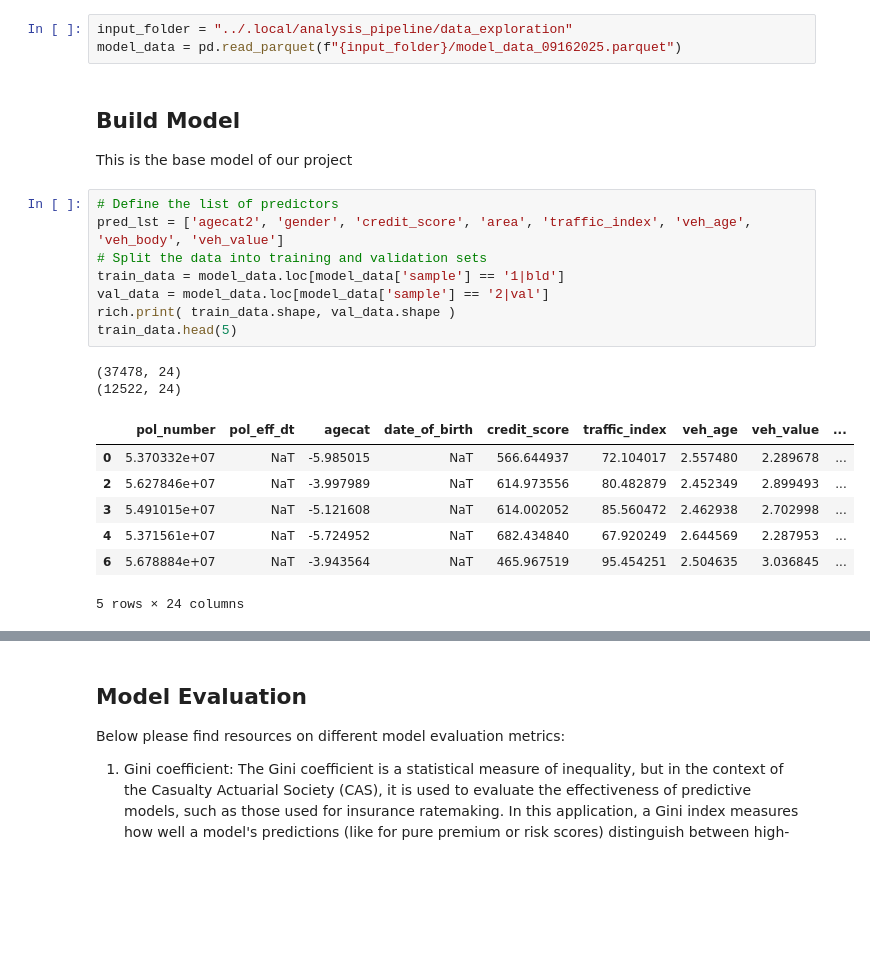
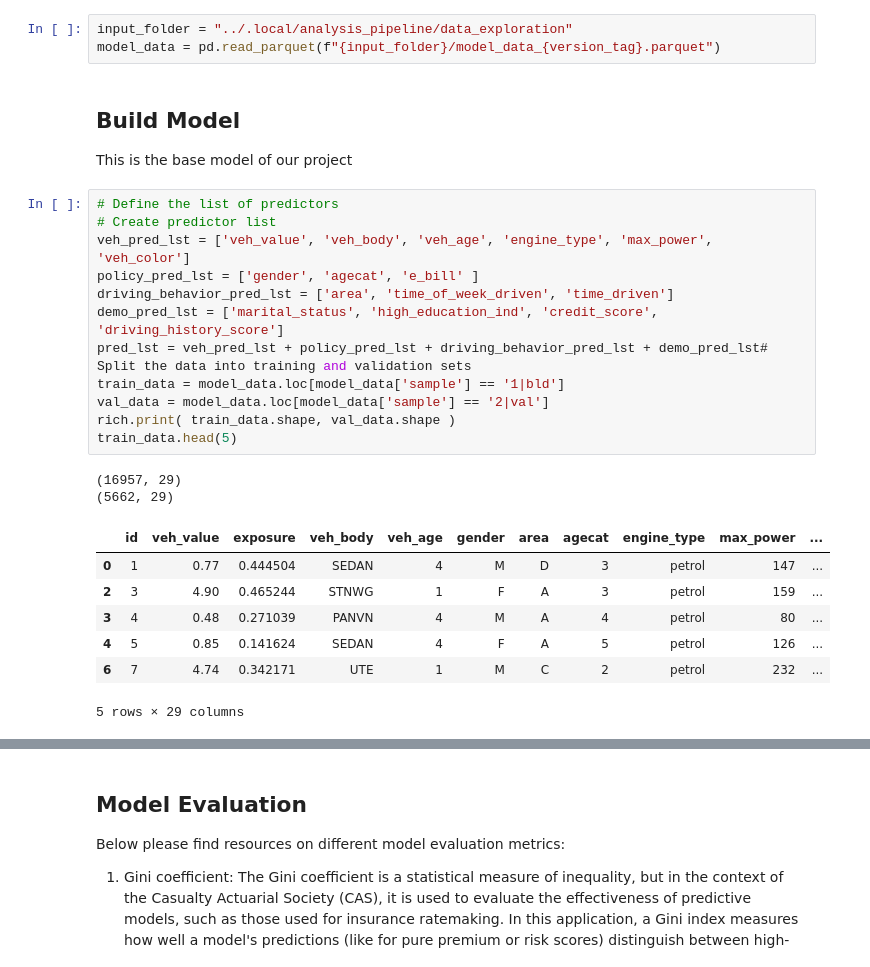
Before and after one commit to mengjin67/data_science_bootcamp_lecture_1, a Jupyter notebook: analysis_pipeline/model_selection.ipynb, the cells around one changed output, grey strips where cells are left out. Saved outputs shown, nothing was run; the diff lists cells and outputs as text; blank space fills up the shorter version.

```diff
--- a/analysis_pipeline/model_selection_09162025.ipynb
+++ b/analysis_pipeline/model_selection.ipynb
@@ -17,25 +19,29 @@ import rich
 ## Load Data
 # %%
 input_folder = "../.local/analysis_pipeline/data_exploration"
-model_data = pd.read_parquet(f"{input_folder}/model_data_09162025.parquet")
+model_data = pd.read_parquet(f"{input_folder}/model_data_{version_tag}.parquet")
 # %% [markdown]
 ## Build Model
 This is the base model of our project
 # %%
 # Define the list of predictors
-pred_lst = ['agecat2', 'gender', 'credit_score', 'area', 'traffic_index', 'veh_age', 'veh_body', 'veh_value']
-# Split the data into training and validation sets
+# Create predictor list
+veh_pred_lst = ['veh_value', 'veh_body', 'veh_age', 'engine_type', 'max_power', 'veh_color']
+policy_pred_lst = ['gender', 'agecat', 'e_bill' ]
+driving_behavior_pred_lst = ['area', 'time_of_week_driven', 'time_driven']
+demo_pred_lst = ['marital_status', 'high_education_ind', 'credit_score', 'driving_history_score']
+pred_lst = veh_pred_lst + policy_pred_lst + driving_behavior_pred_lst + demo_pred_lst# Split the data into training and validation sets
 train_data = model_data.loc[model_data['sample'] == '1|bld']
 val_data = model_data.loc[model_data['sample'] == '2|val']
 rich.print( train_data.shape, val_data.shape )
 train_data.head(5)
 # %% [output]
-(37478, 24)
-(12522, 24)
+(16957, 29)
+(5662, 29)
-|  | pol_number | pol_eff_dt | agecat | date_of_birth | credit_score | traffic_index | veh_age | veh_value | ... |
-| 0 | 5.370332e+07 | NaT | -5.985015 | NaT | 566.644937 | 72.104017 | 2.557480 | 2.289678 | ... |
-| 2 | 5.627846e+07 | NaT | -3.997989 | NaT | 614.973556 | 80.482879 | 2.452349 | 2.899493 | ... |
-| 3 | 5.491015e+07 | NaT | -5.121608 | NaT | 614.002052 | 85.560472 | 2.462938 | 2.702998 | ... |
-| 4 | 5.371561e+07 | NaT | -5.724952 | NaT | 682.434840 | 67.920249 | 2.644569 | 2.287953 | ... |
-| 6 | 5.678884e+07 | NaT | -3.943564 | NaT | 465.967519 | 95.454251 | 2.504635 | 3.036845 | ... |
+|  | id | veh_value | exposure | veh_body | veh_age | gender | area | agecat | engine_type | max_power | ... |
+| 0 | 1 | 0.77 | 0.444504 | SEDAN | 4 | M | D | 3 | petrol | 147 | ... |
+| 2 | 3 | 4.90 | 0.465244 | STNWG | 1 | F | A | 3 | petrol | 159 | ... |
+| 3 | 4 | 0.48 | 0.271039 | PANVN | 4 | M | A | 4 | petrol | 80 | ... |
+| 4 | 5 | 0.85 | 0.141624 | SEDAN | 4 | F | A | 5 | petrol | 126 | ... |
+| 6 | 7 | 4.74 | 0.342171 | UTE | 1 | M | C | 2 | petrol | 232 | ... |
-5 rows × 24 columns
+5 rows × 29 columns
```
Also changed, not shown: parts of 7 cells of this notebook, 7 other files.
